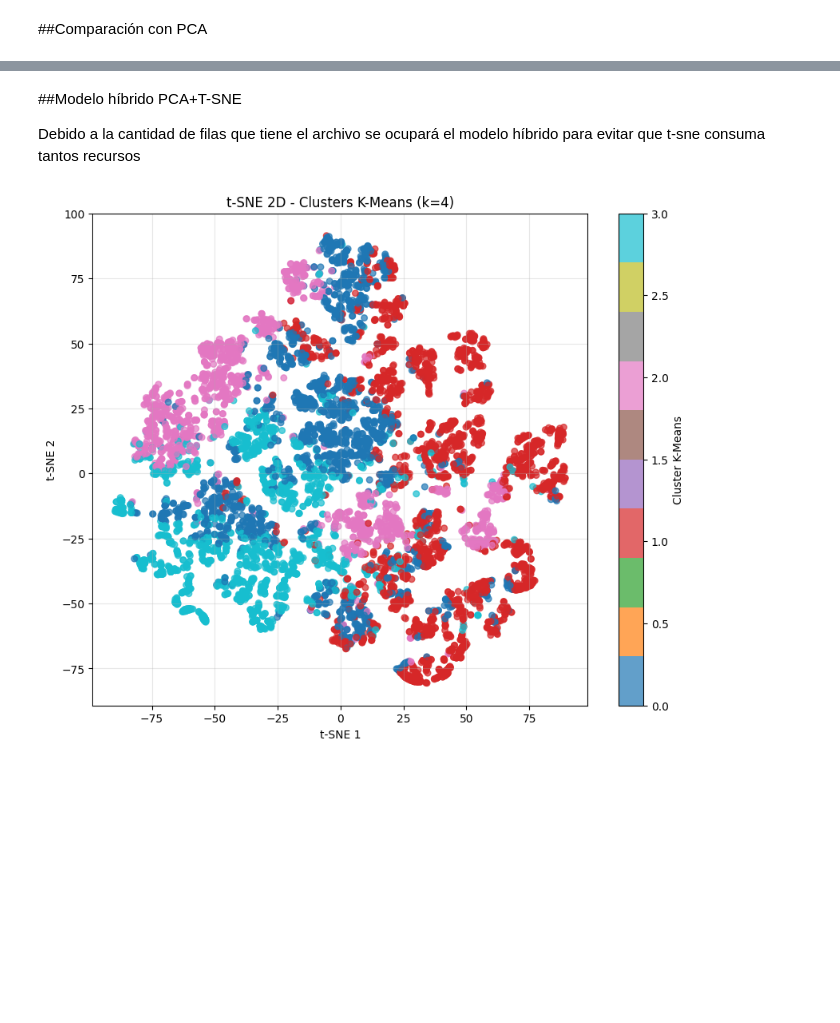
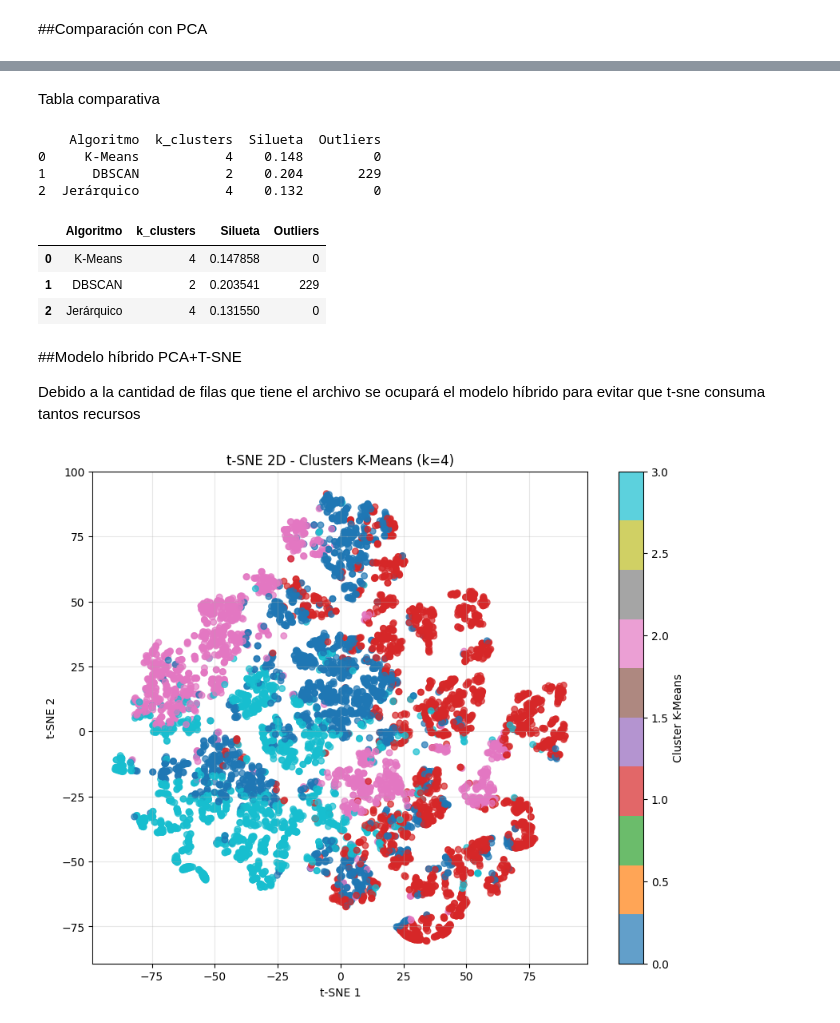
Before and after one commit to luisleonb/Proyecto_M7_ABP, a Jupyter notebook: Proyect__M7_ABP.ipynb, the cells around one changed output, grey strips where cells are left out. Cells and saved outputs as stored; diff of their text form; code cells hidden in the pictures; blank space fills up the shorter version.

```diff
--- a/Proyect__M7_ABP.ipynb
+++ b/Proyect__M7_ABP.ipynb
@@ -388,3 +429,27 @@ plt.show()
+# %% [markdown]
+Tabla comparativa
+# %%
+comparacion = pd.DataFrame({
+    'Algoritmo': ['K-Means', 'DBSCAN', 'Jerárquico'],
+    'k_clusters': [k_final, len(np.unique(df['cluster_dbscan'])), len(np.unique(df['cluster_hier']))],
+    'Silueta': [silhouette_score(X_pca, df['cluster_kmeans']),
+                silhouette_score(X_pca, df['cluster_dbscan']),
+                silhouette_score(X_pca, df['cluster_hier'])],
+    'Outliers': [0, (df['cluster_dbscan']==-1).sum(), 0]
+})
+print(comparacion.round(3))
+# %% [output]
+    Algoritmo  k_clusters  Silueta  Outliers
+0     K-Means           4    0.148         0
+1      DBSCAN           2    0.204       229
+2  Jerárquico           4    0.132         0
+# %%
+comparacion
+# %% [output]
+|  | Algoritmo | k_clusters | Silueta | Outliers |
+| 0 | K-Means | 4 | 0.147858 | 0 |
+| 1 | DBSCAN | 2 | 0.203541 | 229 |
+| 2 | Jerárquico | 4 | 0.131550 | 0 |
 # %% [markdown]
 ##Modelo híbrido PCA+T-SNE
 
```
Also changed, not shown: parts of 16 cells of this notebook.
